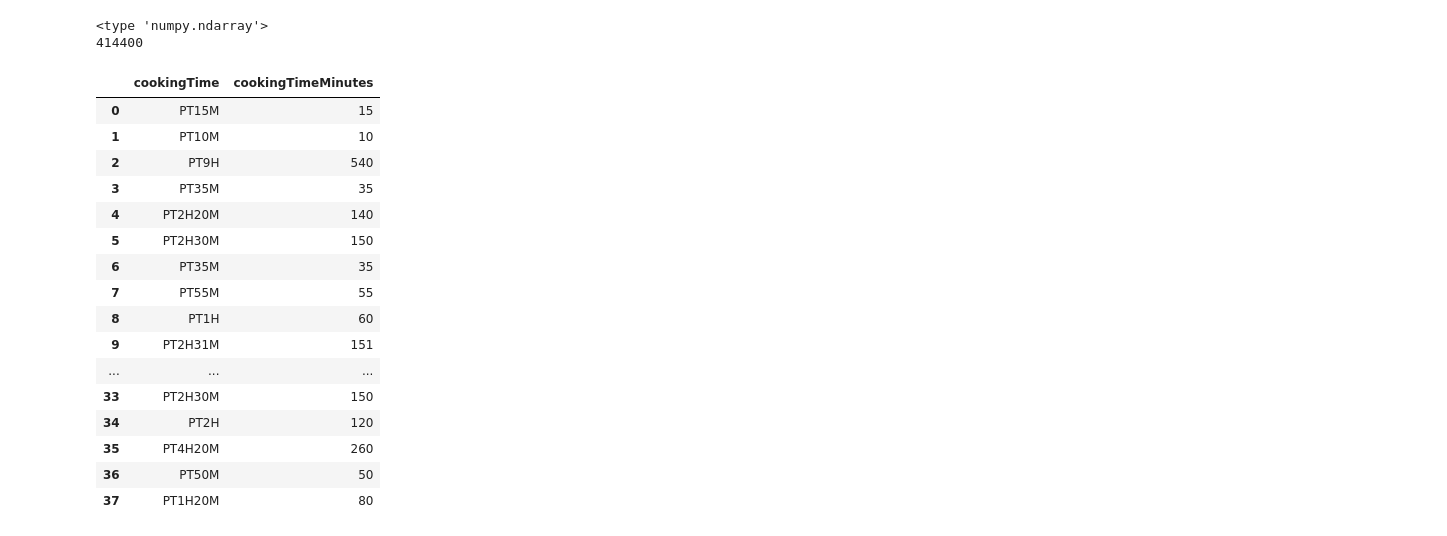
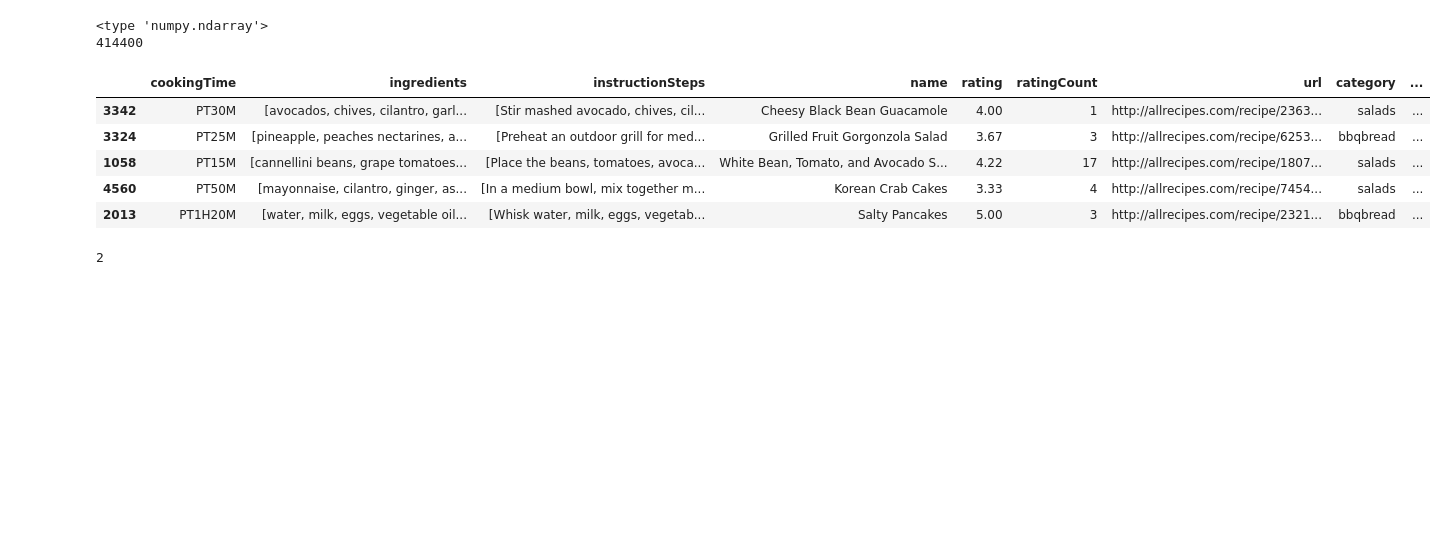
Before and after one commit to roygv/w266-recipes, a Jupyter notebook: DataProcessing.ipynb, the cells around one changed output. Cells and saved outputs as stored; diff of their text form; code cells hidden in the pictures; blank space fills up the shorter version.

```diff
--- a/DataProcessing.ipynb
+++ b/DataProcessing.ipynb
@@ -36,0 +18,11 @@ df
+# %%
+df = pd.read_json('./data/allRecipes_recipes_appetizers_salads.json', dtype={})
+df2 = pd.read_json('./data/allRecipes_recipes_bbq_bread.json', dtype={})
+
+df['category'] = 'salads'
+df2['category'] = 'bbqbread'
+df_merged = pd.concat([df,df2])
+print len(df)
+print len(df2)
+print len(df_merged)
+df_merged.sample(5)
@@ -36,0 +39,17 @@ df
+# %%
+import re
+
+def convertCookingTimeToMinutes(text):
+    text = text.replace('PT','')
+    arr = re.findall(r'[0-9]+', text)
+    minute = 0
+    if len(arr) == 2:
+        minute = int(arr[0])* 60 + int(arr[1])
+    if len(arr) == 1:
+        if 'M' in text:
+            minute = int(arr[0])
+        if 'H' in text:
+            minute = int(arr[0]) * 60
+    return minute
+df_merged['cookingTimeMinutes'] = df_merged['cookingTime'].apply(convertCookingTimeToMinutes)
+df_merged[['cookingTime','cookingTimeMinutes']].sample(5)
@@ -462,38 +488,13 @@ print reduced_recipe_ingredient_matrix.size
 # %% [output]
 <type 'numpy.ndarray'>
 414400
-# %%
-import re
-
-def convertCookingTimeToMinutes(text):
-    text = text.replace('PT','')
-    arr = re.findall(r'[0-9]+', text)
-    minute = 0
-    if len(arr) == 2:
-        minute = int(arr[0])* 60 + int(arr[1])
-    if len(arr) == 1:
-        if 'M' in text:
-            minute = int(arr[0])
-        if 'H' in text:
-            minute = int(arr[0]) * 60
-    return minute
-df['cookingTimeMinutes'] = df['cookingTime'].apply(convertCookingTimeToMinutes)
-df[['cookingTime','cookingTimeMinutes']]
-# %% [output]
-|  | cookingTime | cookingTimeMinutes |
-| 0 | PT15M | 15 |
-| 1 | PT10M | 10 |
-| 2 | PT9H | 540 |
-| 3 | PT35M | 35 |
-| 4 | PT2H20M | 140 |
-| 5 | PT2H30M | 150 |
-| 6 | PT35M | 35 |
-| 7 | PT55M | 55 |
-| 8 | PT1H | 60 |
-| 9 | PT2H31M | 151 |
-| ... | ... | ... |
-| 33 | PT2H30M | 150 |
-| 34 | PT2H | 120 |
-| 35 | PT4H20M | 260 |
-| 36 | PT50M | 50 |
-| 37 | PT1H20M | 80 |
+# %%
+df_merged['ingredients'] = df_merged['ingredients'].apply(extract_ingredients)
+df_merged.sample(5)
+# %% [output]
+|  | cookingTime | ingredients | instructionSteps | name | rating | ratingCount | url | category | ... |
+| 3342 | PT30M | [avocados, chives, cilantro, garl... | [Stir mashed avocado, chives, cil... | Cheesy Black Bean Guacamole | 4.00 | 1 | http://allrecipes.com/recipe/2363... | salads | ... |
+| 3324 | PT25M | [pineapple, peaches nectarines, a... | [Preheat an outdoor grill for med... | Grilled Fruit Gorgonzola Salad | 3.67 | 3 | http://allrecipes.com/recipe/6253... | bbqbread | ... |
+| 1058 | PT15M | [cannellini beans, grape tomatoes... | [Place the beans, tomatoes, avoca... | White Bean, Tomato, and Avocado S... | 4.22 | 17 | http://allrecipes.com/recipe/1807... | salads | ... |
+| 4560 | PT50M | [mayonnaise, cilantro, ginger, as... | [In a medium bowl, mix together m... | Korean Crab Cakes | 3.33 | 4 | http://allrecipes.com/recipe/7454... | salads | ... |
+| 2013 | PT1H20M | [water, milk, eggs, vegetable oil... | [Whisk water, milk, eggs, vegetab... | Salty Pancakes | 5.00 | 3 | http://allrecipes.com/recipe/2321... | bbqbread | ... |
@@ -499,0 +524,5 @@ df[['cookingTime','cookingTimeMinutes']]
+# %%
+true_k = len(np.unique(Y))
+true_k
+# %% [output]
+2
```
Also changed, not shown: parts of 10 cells of this notebook, 2 other files.
